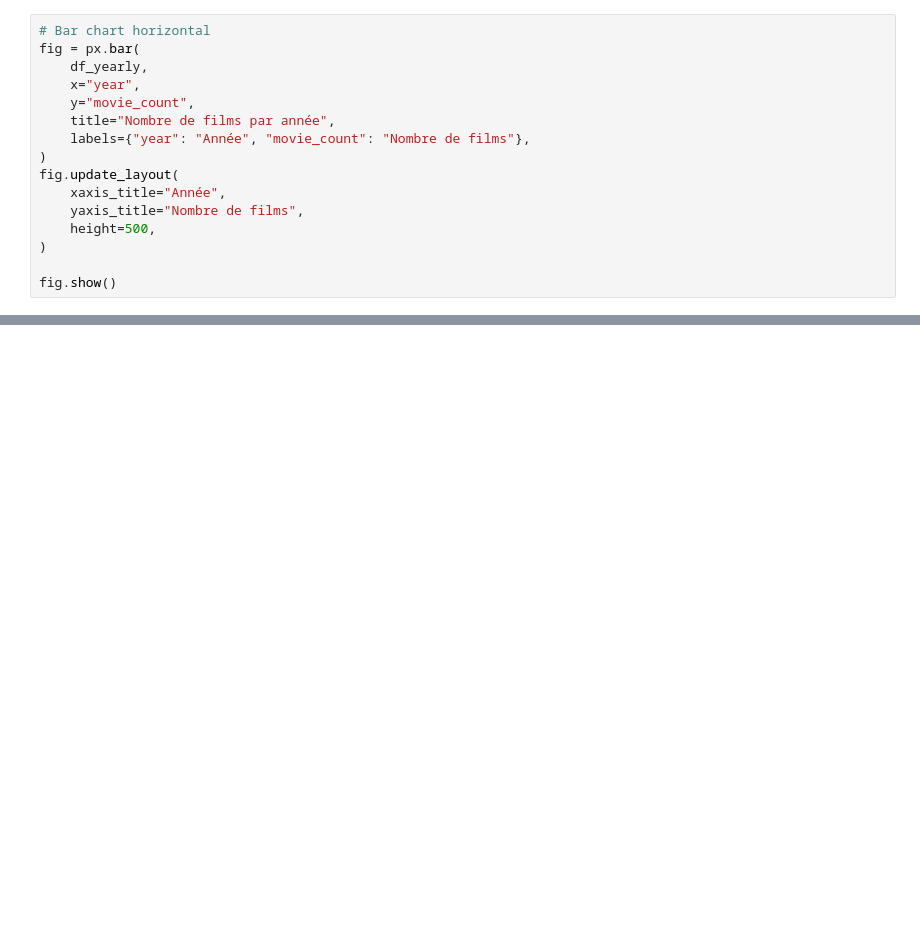
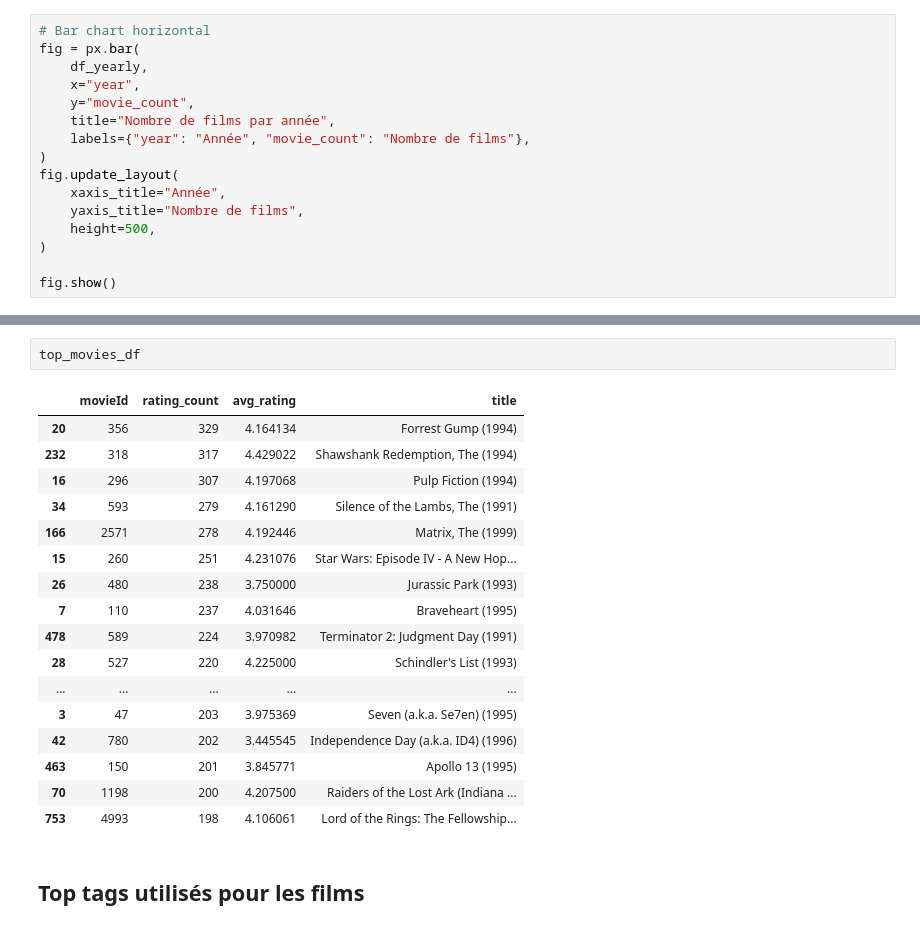
Before and after one commit to diarrasoubaibra/film-analysis, a Jupyter notebook: movie_dataviz.ipynb, the cells around one changed output, grey strips where cells are left out. Saved outputs shown, nothing was run; the diff lists cells and outputs as text; blank space fills up the shorter version.

```diff
--- a/movie_dataviz.ipynb
+++ b/movie_dataviz.ipynb
@@ -235,0 +334,22 @@ fig.show()
+# %%
+top_movies_df
+# %% [output]
+|  | movieId | rating_count | avg_rating | title |
+| 20 | 356 | 329 | 4.164134 | Forrest Gump (1994) |
+| 232 | 318 | 317 | 4.429022 | Shawshank Redemption, The (1994) |
+| 16 | 296 | 307 | 4.197068 | Pulp Fiction (1994) |
+| 34 | 593 | 279 | 4.161290 | Silence of the Lambs, The (1991) |
+| 166 | 2571 | 278 | 4.192446 | Matrix, The (1999) |
+| 15 | 260 | 251 | 4.231076 | Star Wars: Episode IV - A New Hop... |
+| 26 | 480 | 238 | 3.750000 | Jurassic Park (1993) |
+| 7 | 110 | 237 | 4.031646 | Braveheart (1995) |
+| 478 | 589 | 224 | 3.970982 | Terminator 2: Judgment Day (1991) |
+| 28 | 527 | 220 | 4.225000 | Schindler's List (1993) |
+| ... | ... | ... | ... | ... |
+| 3 | 47 | 203 | 3.975369 | Seven (a.k.a. Se7en) (1995) |
+| 42 | 780 | 202 | 3.445545 | Independence Day (a.k.a. ID4) (1996) |
+| 463 | 150 | 201 | 3.845771 | Apollo 13 (1995) |
+| 70 | 1198 | 200 | 4.207500 | Raiders of the Lost Ark (Indiana ... |
+| 753 | 4993 | 198 | 4.106061 | Lord of the Rings: The Fellowship... |
+# %% [markdown]
+## Top tags utilisés pour les films
```
Also changed, not shown: parts of 17 cells of this notebook, 8 other files.
